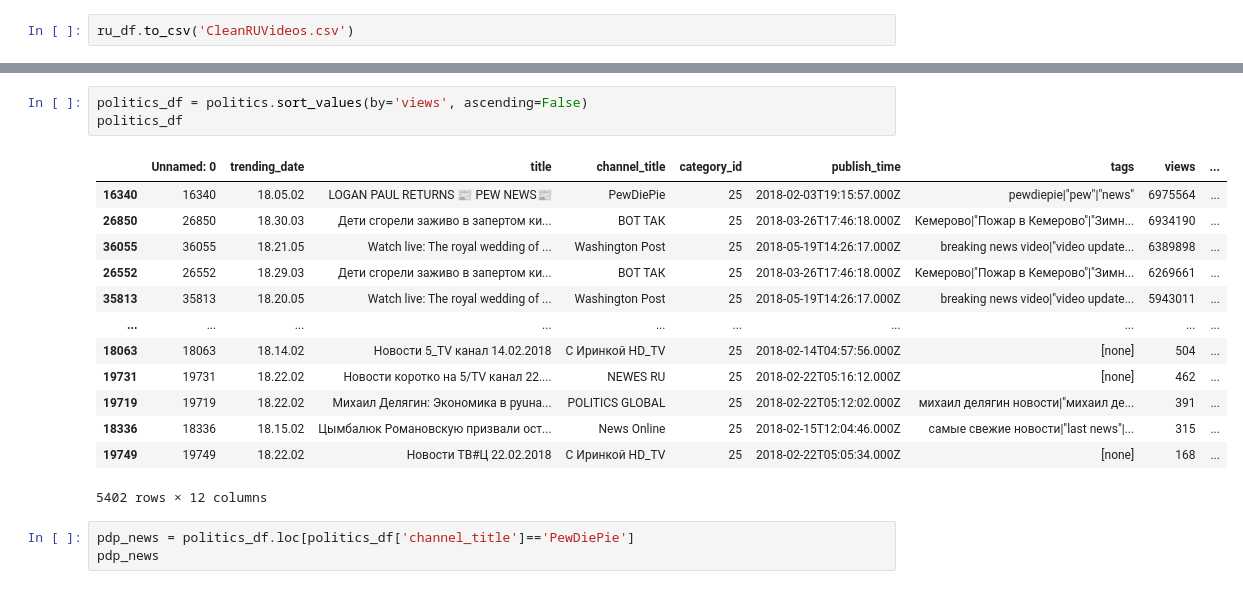
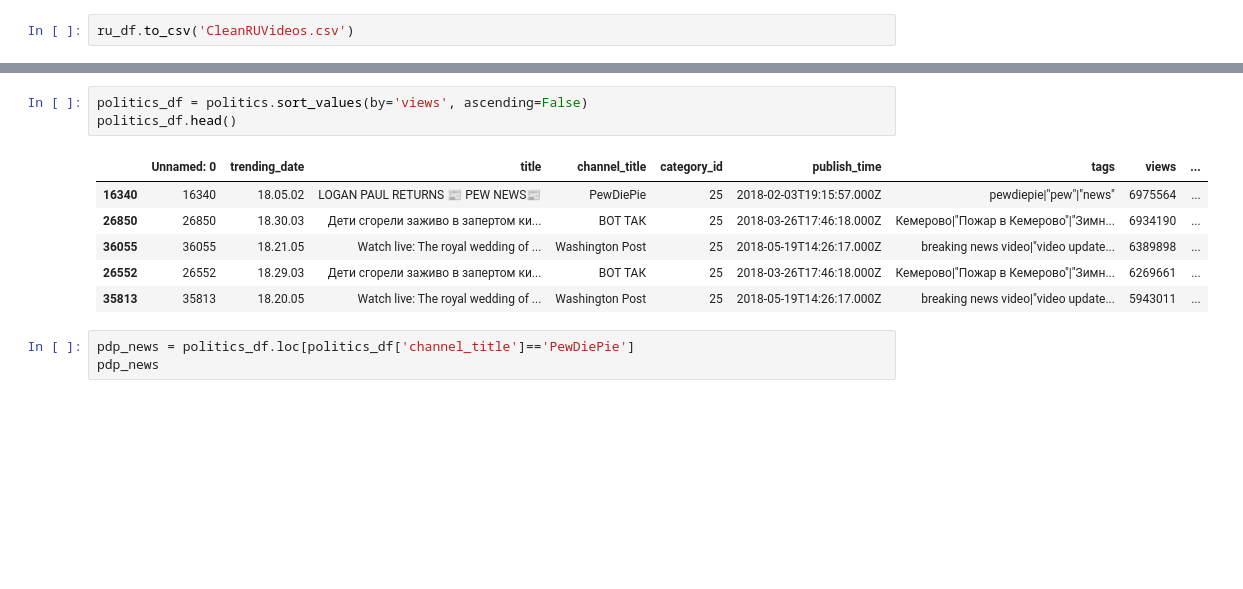
Before and after one commit to jeosqueri/project_2, a Jupyter notebook: RussiaVideoCleaning.ipynb, the cells around one changed output, grey strips where cells are left out. Drawn from its saved outputs; the diff is of its cells as text; blank space fills up the shorter version.

```diff
--- a/RussiaVideoCleaning.ipynb
+++ b/RussiaVideoCleaning.ipynb
@@ -286,20 +251,13 @@ politics
 # %%
 politics_df = politics.sort_values(by='views', ascending=False)
-politics_df
+politics_df.head()
 # %% [output]
 |  | Unnamed: 0 | trending_date | title | channel_title | category_id | publish_time | tags | views | ... |
 | 16340 | 16340 | 18.05.02 | LOGAN PAUL RETURNS 📰 PEW NEWS📰 | PewDiePie | 25 | 2018-02-03T19:15:57.000Z | pewdiepie|"pew"|"news" | 6975564 | ... |
 | 26850 | 26850 | 18.30.03 | Дети сгорели заживо в запертом ки... | ВОТ ТАК | 25 | 2018-03-26T17:46:18.000Z | Кемерово|"Пожар в Кемерово"|"Зимн... | 6934190 | ... |
 | 36055 | 36055 | 18.21.05 | Watch live: The royal wedding of ... | Washington Post | 25 | 2018-05-19T14:26:17.000Z | breaking news video|"video update... | 6389898 | ... |
 | 26552 | 26552 | 18.29.03 | Дети сгорели заживо в запертом ки... | ВОТ ТАК | 25 | 2018-03-26T17:46:18.000Z | Кемерово|"Пожар в Кемерово"|"Зимн... | 6269661 | ... |
 | 35813 | 35813 | 18.20.05 | Watch live: The royal wedding of ... | Washington Post | 25 | 2018-05-19T14:26:17.000Z | breaking news video|"video update... | 5943011 | ... |
-| ... | ... | ... | ... | ... | ... | ... | ... | ... | ... |
-| 18063 | 18063 | 18.14.02 | Новости 5_TV канал 14.02.2018 | C Иринкой HD_TV | 25 | 2018-02-14T04:57:56.000Z | [none] | 504 | ... |
-| 19731 | 19731 | 18.22.02 | Новости коротко на 5/TV канал 22.... | NEWES RU | 25 | 2018-02-22T05:16:12.000Z | [none] | 462 | ... |
-| 19719 | 19719 | 18.22.02 | Михаил Делягин: Экономика в pyuнa... | POLITICS GLOBAL | 25 | 2018-02-22T05:12:02.000Z | михаил делягин новости|"михаил де... | 391 | ... |
-| 18336 | 18336 | 18.15.02 | Цымбалюк Романовскую призвали ост... | News Online | 25 | 2018-02-15T12:04:46.000Z | самые свежие новости|"last news"|... | 315 | ... |
-| 19749 | 19749 | 18.22.02 | Новости ТВ#Ц 22.02.2018 | C Иринкой HD_TV | 25 | 2018-02-22T05:05:34.000Z | [none] | 168 | ... |
-5402 rows × 12 columns
 # %%
 pdp_news = politics_df.loc[politics_df['channel_title']=='PewDiePie']
 pdp_news
```
Also changed, not shown: parts of 11 cells of this notebook, 1 other file.
